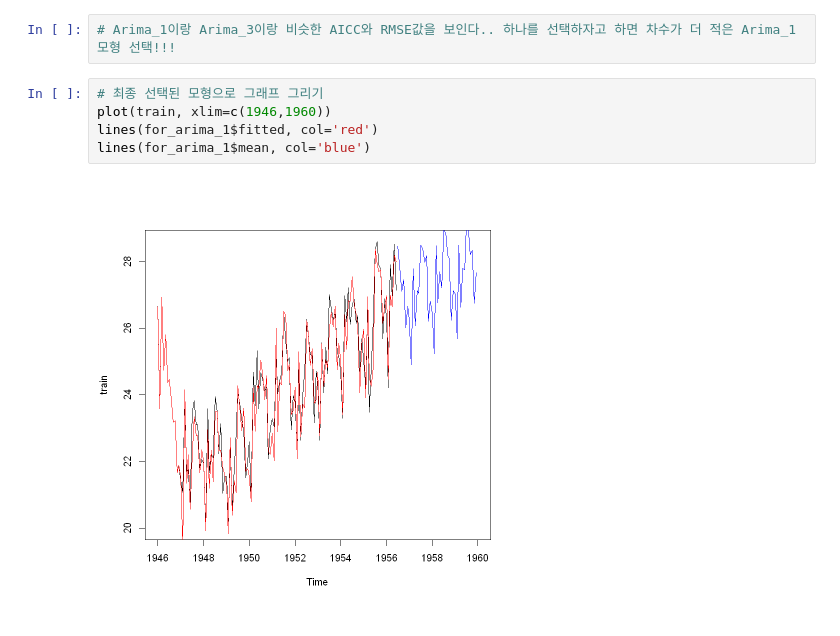
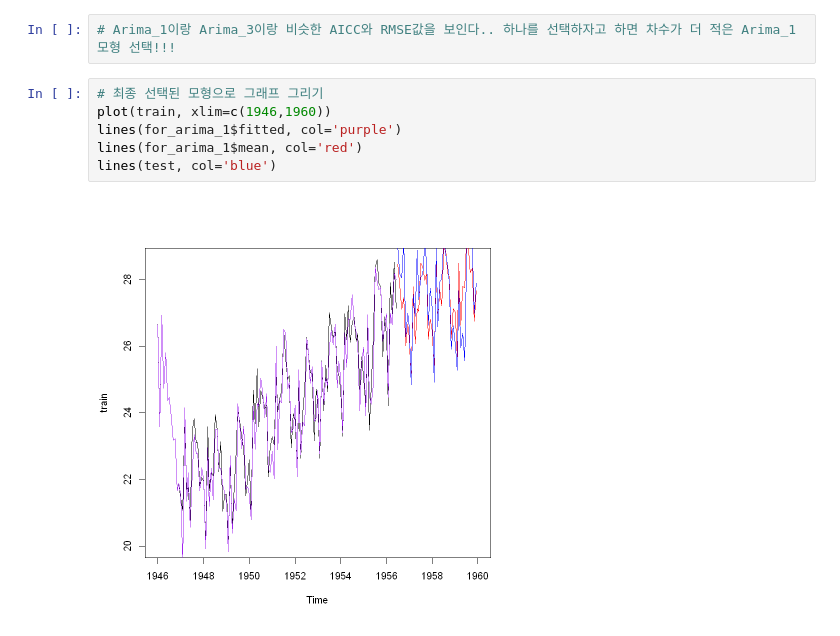
Before and after one commit to young-hun-jo/SCH_Univ_Course, a Jupyter notebook: Time_Series/final_exam_birthdata.ipynb, the cells around one changed output. Saved outputs shown, nothing was run; the diff lists cells and outputs as text.

```diff
--- a/Time_Series/final_exam_birthdata.ipynb
+++ b/Time_Series/final_exam_birthdata.ipynb
@@ -273,7 +273,8 @@ A matrix: 2 × 8 of type dbl
 # %%
 # 최종 선택된 모형으로 그래프 그리기
 plot(train, xlim=c(1946,1960))
-lines(for_arima_1$fitted, col='red')
-lines(for_arima_1$mean, col='blue')
+lines(for_arima_1$fitted, col='purple')
+lines(for_arima_1$mean, col='red')
+lines(test, col='blue')
 # %% [output]
-[figure, old version]
+[figure, new version]
```
Also changed, not shown: 3 other files.
